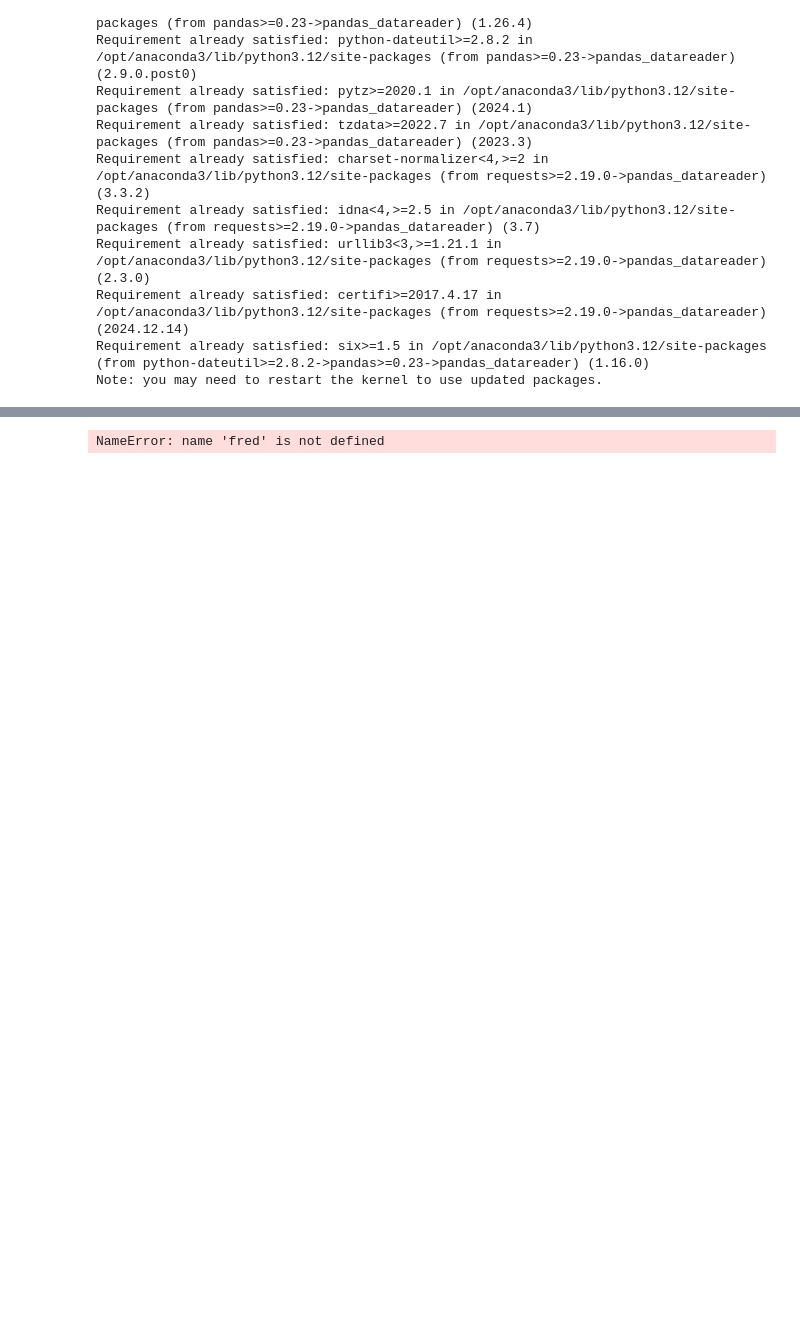
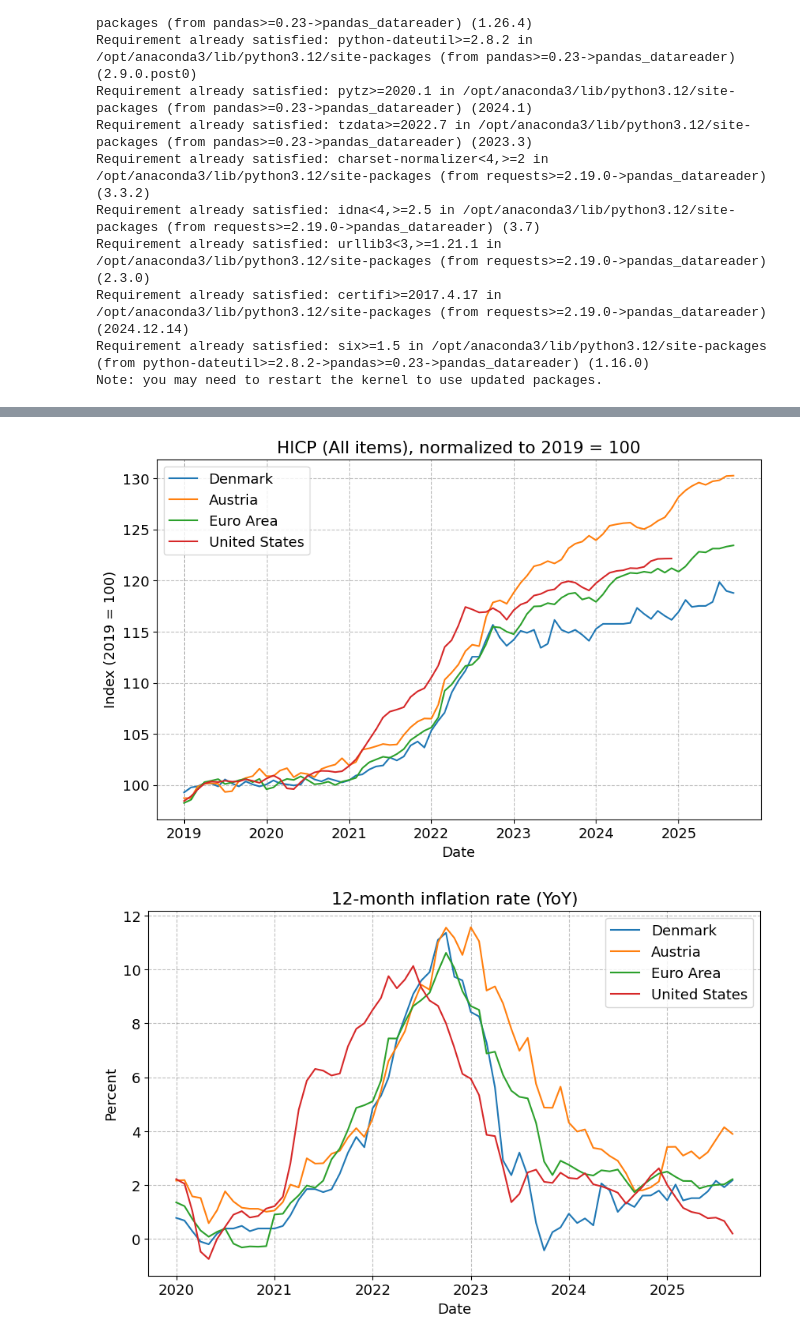
Before and after one commit to makromadskinen/ProgEconGruppe, a Jupyter notebook: Assignment 1/Signes.ipynb, the cells around one changed output, grey strips where cells are left out. Drawn from its saved outputs; the diff is of its cells as text; code cells hidden in the pictures; blank space fills up the shorter version.

```diff
--- a/Assignment 1/Signes.ipynb
+++ b/Assignment 1/Signes.ipynb
@@ -50,2 +60,0 @@ from IPython.display import display
-# %%
-plt.rcParams.update({'axes.grid':True,'grid.color':'black','grid.alpha':0.25,'grid.linestyle':'--','font.size':13})
@@ -67,19 +61,56 @@ Antal rækker hentet fra FRED: 59
-# %%
-fred_ids = {
-    'Denmark'      : 'CP0000DKM086NEST',  # HICP
-    'Austria'      : 'CP0000ATM086NEST',  # HICP
-    'Euro Area'    : 'CP0000EZM086NEST',  # HICP
-    'United States': 'CP0000USM086NEST'   # HICP
-}
-
-dfs = []
-for country, sid in fred_ids.items():
-    s = fred.get_series(sid, observation_start='2019-01-01')  # henter som pandas.Series
-    df = s.rename('value').to_frame().reset_index().rename(columns={'index':'date'})
-    df['country'] = country
-    dfs.append(df)
-
-hicp_long = pd.concat(dfs, ignore_index=True).sort_values(['country','date']).reset_index(drop=True)
-print(hicp_long.head())
-# %% [output]
-NameError: name 'fred' is not defined
+# %%
+# Connecting to FRED
+fred = Fred(api_key="60c118ce211cbc54a03242bbf7dc7c19")
+
+# Defining FRED series IDs
+fred_ids = {
+    "Denmark":        "CP0000DKM086NEST",   # HICP (monthly)
+    "Austria":        "CP0000ATM086NEST",   # HICP
+    "Euro Area":      "CP0000EZ19M086NEST", # HICP (EA19 – Euro area)
+    "United States":  "CP0000USM086NEST"    # HICP (for US in FRED; alternatively use CPIAUCSL)
+}
+# Fetching data and combining into a single DataFrame (long format)
+dfs = []
+for country, sid in fred_ids.items():
+    s = fred.get_series(sid, observation_start="2019-01-01")  # returns pandas.Series
+    df = s.rename("value").to_frame().reset_index().rename(columns={"index": "date"})
+    df["country"] = country
+    dfs.append(df)
+
+hicp_long = pd.concat(dfs, ignore_index=True).sort_values(["country", "date"]).reset_index(drop=True)
+
+# Converting to wide format
+hicp_wide = hicp_long.pivot(index="date", columns="country", values="value").sort_index()
+
+# Normalizing to 2019 = 100
+def norm_2019(g):
+    base = g.loc[g.index.year == 2019].mean()   # average for 2019
+    return g / base * 100
+
+hicp_2019 = hicp_wide.groupby(axis=1, level=0).apply(norm_2019)
+hicp_2019 = hicp_2019.loc[hicp_2019.index >= "2019-01-01"]
+
+# Computing 12-month inflation (YoY)
+hicp_yoy = hicp_wide.pct_change(12) * 100
+hicp_yoy = hicp_yoy.loc[hicp_yoy.index >= "2019-01-01"]
+
+# Plot: Indices (2019 = 100)
+plt.figure(figsize=(10,6))
+for col in ["Denmark", "Austria", "Euro Area", "United States"]:
+    plt.plot(hicp_2019.index, hicp_2019[col], label=col)
+plt.title("HICP (All items), normalized to 2019 = 100")
+plt.xlabel("Date"); plt.ylabel("Index (2019 = 100)")
+plt.legend(); plt.grid(True)
+plt.show()
+
+# Plot: 12-month inflation (YoY)
+plt.figure(figsize=(10,6))
+for col in ["Denmark", "Austria", "Euro Area", "United States"]:
+    plt.plot(hicp_yoy.index, hicp_yoy[col], label=col)
+plt.title("12-month inflation rate (YoY)")
+plt.xlabel("Date"); plt.ylabel("Percent")
+plt.legend(); plt.grid(True)
+plt.show()
+# %% [output]
+[figure, added]
+[figure, added]
```
Also changed, not shown: parts of 11 cells of this notebook.
